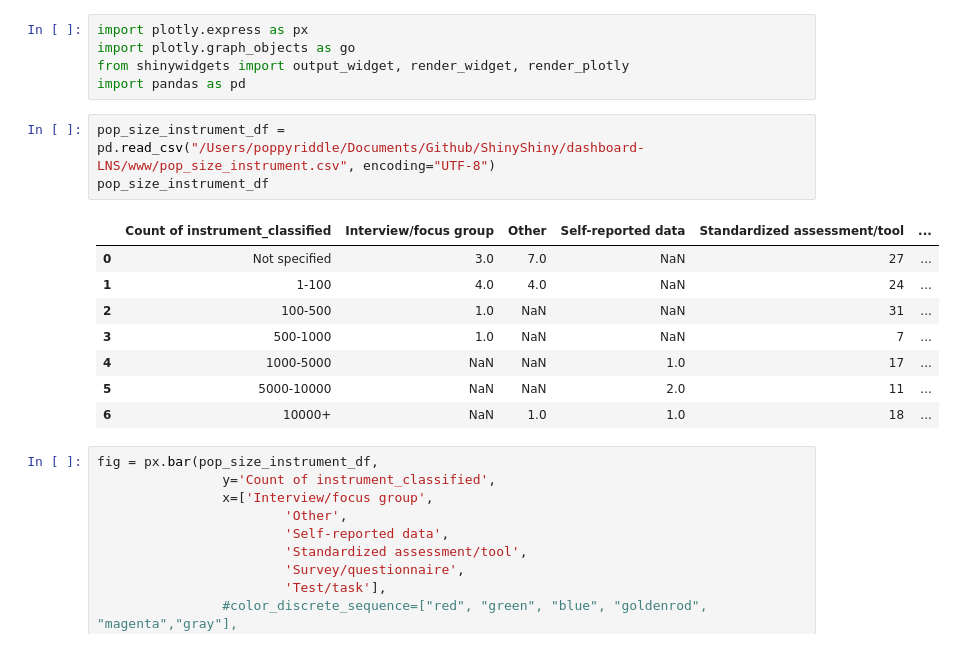
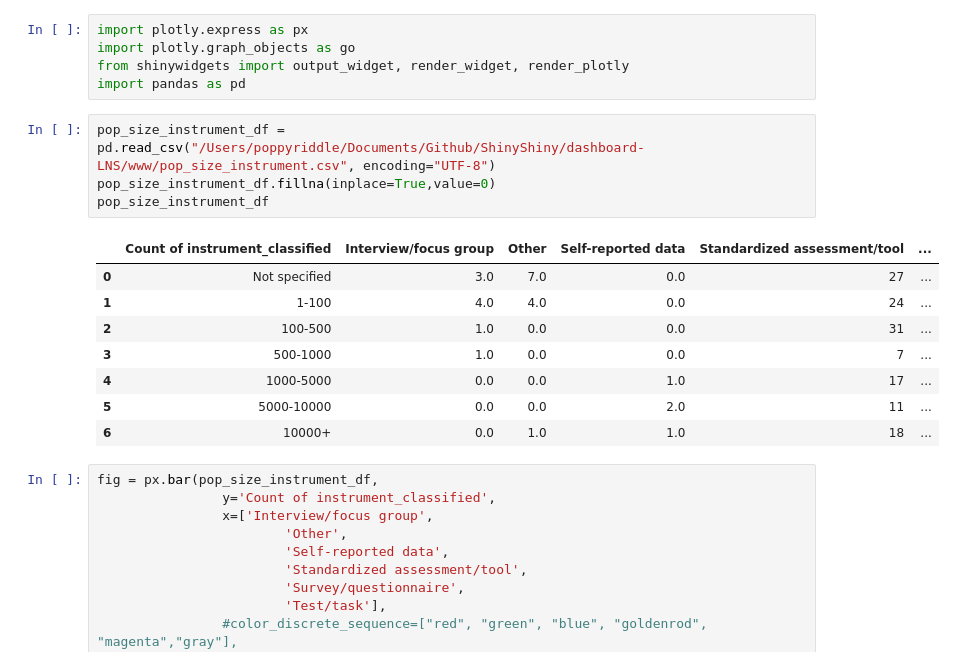
Before and after one commit to poppy-nicolette/ShinyShiny, a Jupyter notebook: dashboard-LNS/test_plots.ipynb, the cells around one changed output. Drawn from its saved outputs; the diff is of its cells as text.

```diff
--- a/dashboard-LNS/test_plots.ipynb
+++ b/dashboard-LNS/test_plots.ipynb
@@ -5,16 +5,17 @@ from shinywidgets import output_widget, render_widget, render_plotly
 import pandas as pd
 # %%
 pop_size_instrument_df = pd.read_csv("/Users/poppyriddle/Documents/Github/ShinyShiny/dashboard-LNS/www/pop_size_instrument.csv", encoding="UTF-8")
+pop_size_instrument_df.fillna(inplace=True,value=0)
 pop_size_instrument_df
 # %% [output]
 |  | Count of instrument_classified | Interview/focus group | Other | Self-reported data | Standardized assessment/tool | ... |
-| 0 | Not specified | 3.0 | 7.0 | NaN | 27 | ... |
-| 1 | 1-100 | 4.0 | 4.0 | NaN | 24 | ... |
-| 2 | 100-500 | 1.0 | NaN | NaN | 31 | ... |
-| 3 | 500-1000 | 1.0 | NaN | NaN | 7 | ... |
-| 4 | 1000-5000 | NaN | NaN | 1.0 | 17 | ... |
-| 5 | 5000-10000 | NaN | NaN | 2.0 | 11 | ... |
-| 6 | 10000+ | NaN | 1.0 | 1.0 | 18 | ... |
+| 0 | Not specified | 3.0 | 7.0 | 0.0 | 27 | ... |
+| 1 | 1-100 | 4.0 | 4.0 | 0.0 | 24 | ... |
+| 2 | 100-500 | 1.0 | 0.0 | 0.0 | 31 | ... |
+| 3 | 500-1000 | 1.0 | 0.0 | 0.0 | 7 | ... |
+| 4 | 1000-5000 | 0.0 | 0.0 | 1.0 | 17 | ... |
+| 5 | 5000-10000 | 0.0 | 0.0 | 2.0 | 11 | ... |
+| 6 | 10000+ | 0.0 | 1.0 | 1.0 | 18 | ... |
 # %%
 fig = px.bar(pop_size_instrument_df,
                 y='Count of instrument_classified',
```
Also changed, not shown: parts of 8 cells of this notebook, 1 other file.
